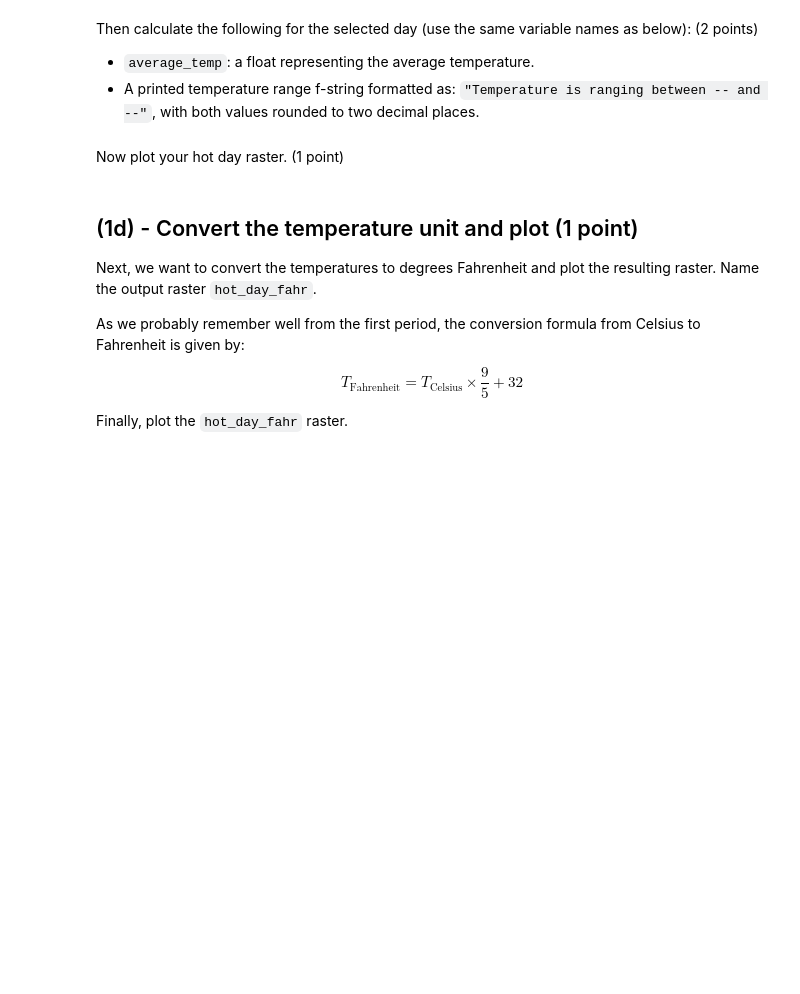
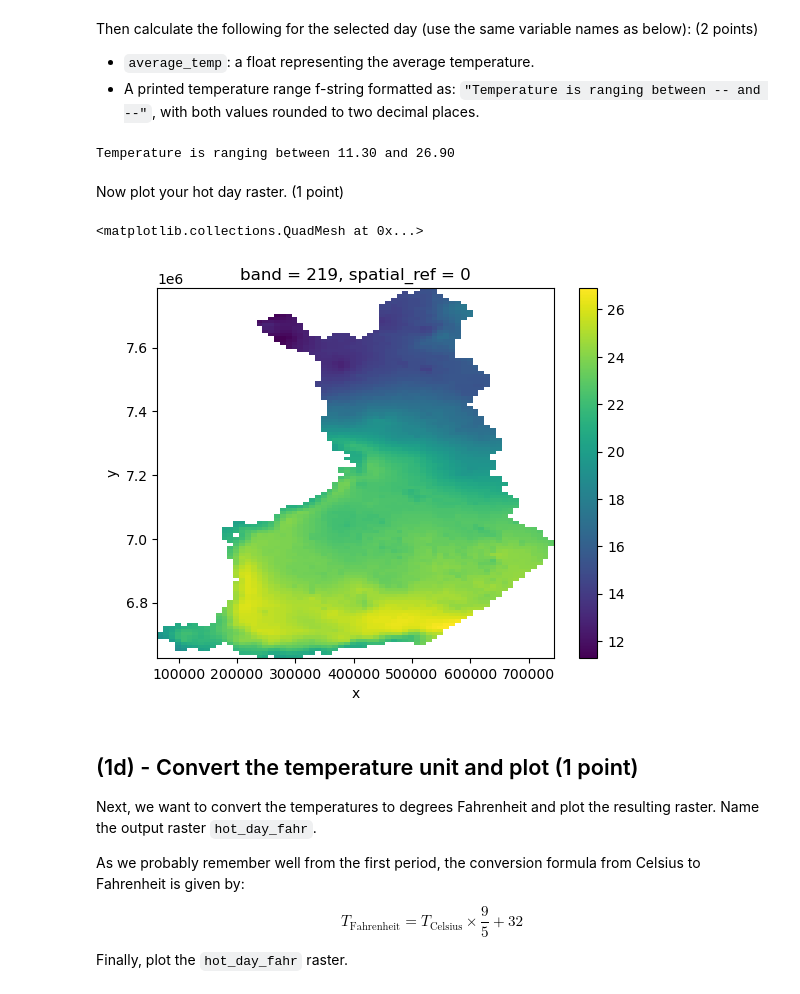
Before and after one commit to lasain/oma-excercise-6, a Jupyter notebook: Exercise-6-problem-1.ipynb, the cells around one changed output. Cells and saved outputs as stored; diff of their text form; code cells hidden in the pictures; blank space fills up the shorter version.

```diff
--- a/Exercise-6-problem-1.ipynb
+++ b/Exercise-6-problem-1.ipynb
@@ -8,3 +8,10 @@ In this exercise, we will work with the raster bands, extract the necessary info
 ## (1a) - Read the raster data (1 point)
 
 As the first step read the raster file from data directory `data/tday_2023.tif`. Print the raster metadata.
+# %%
+import rioxarray
+
+raster_file = 'data/tday_2023.tif'
+
+raster = elevation_raster = rioxarray.open_rasterio(raster_file)
+print(raster)
@@ -25,6 +87,7 @@ day_number = 0  #replace 0 with the correct value
 Select the band with the hotetst temperature and store it under the variable name `hot_day_raster`. (1 point)
 # %%
 # select your raster band here
+hot_day_raster = raster.sel(band=219)
 # %% [markdown]
 Then run the following cell to mask out the null values from your raster.
 # %%
@@ -37,8 +100,19 @@ Then calculate the following for the selected day (use the same variable names a
 
 - `average_temp`: a float representing the average temperature.
 - A printed temperature range f-string formatted as: `"Temperature is ranging between -- and --"`, with both values rounded to two decimal places.
+# %%
+average_temp = hot_day_raster.mean().item()
+#print(average_temp)
+print(f"Temperature is ranging between {hot_day_raster.min().values:.2f} and {hot_day_raster.max().values:.2f}")
+# %% [output]
+Temperature is ranging between 11.30 and 26.90
 # %% [markdown]
 Now plot your hot day raster. (1 point)
+# %%
+hot_day_raster.plot()
+# %% [output]
+<matplotlib.collections.QuadMesh at 0x...>
+[figure, added]
 # %% [markdown]
 ## (1d) - Convert the temperature unit and plot (1 point)
 
```
Also changed, not shown: parts of 7 cells of this notebook, 1 other file.
